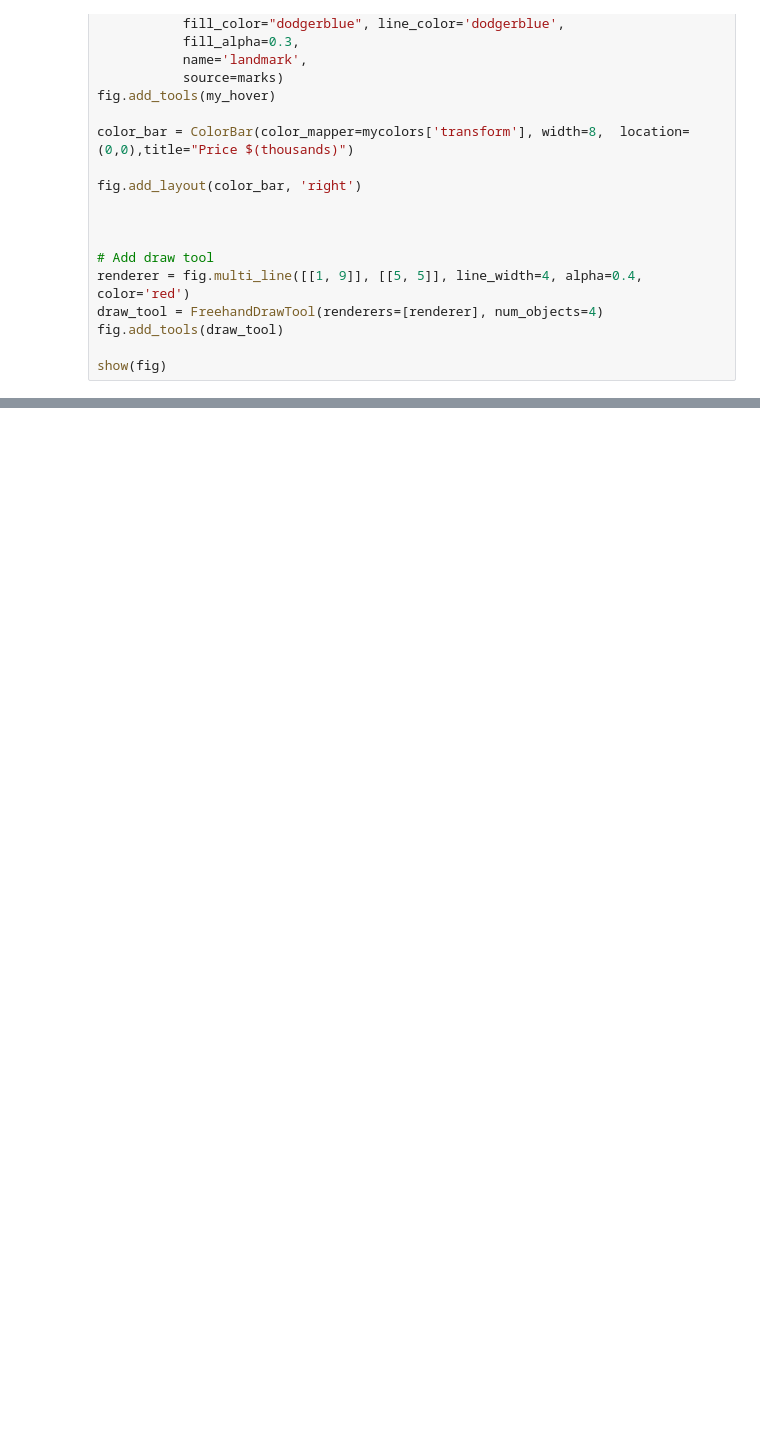
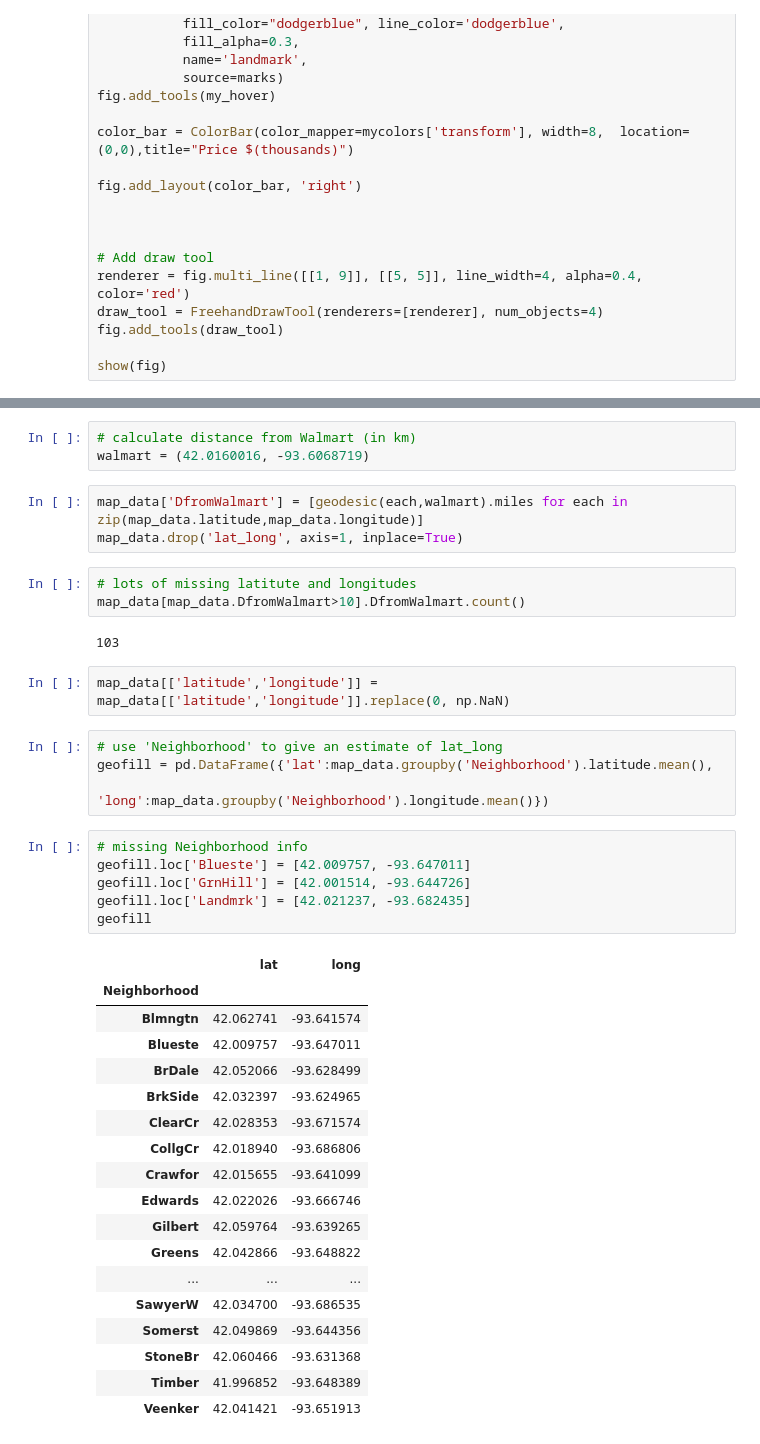
Before and after one commit to dnie44/nycdatascience_ML_project, a Jupyter notebook: daniel/1_Mapping_EDA.ipynb, the cells around one changed output, grey strips where cells are left out. Saved outputs shown, nothing was run; the diff lists cells and outputs as text; blank space fills up the shorter version.

```diff
--- a/daniel/1_Mapping_EDA.ipynb
+++ b/daniel/1_Mapping_EDA.ipynb
@@ -105,0 +122,42 @@ show(fig)
+# %%
+# calculate distance from Walmart (in km)
+walmart = (42.0160016, -93.6068719)
+# %%
+map_data['DfromWalmart'] = [geodesic(each,walmart).miles for each in zip(map_data.latitude,map_data.longitude)]
+map_data.drop('lat_long', axis=1, inplace=True)
+# %%
+# lots of missing latitute and longitudes
+map_data[map_data.DfromWalmart>10].DfromWalmart.count()
+# %% [output]
+103
+# %%
+map_data[['latitude','longitude']] = map_data[['latitude','longitude']].replace(0, np.NaN)
+# %%
+# use 'Neighborhood' to give an estimate of lat_long
+geofill = pd.DataFrame({'lat':map_data.groupby('Neighborhood').latitude.mean(),
+                        'long':map_data.groupby('Neighborhood').longitude.mean()})
+# %%
+# missing Neighborhood info
+geofill.loc['Blueste'] = [42.009757, -93.647011]
+geofill.loc['GrnHill'] = [42.001514, -93.644726]
+geofill.loc['Landmrk'] = [42.021237, -93.682435]
+geofill
+# %% [output]
+|  | lat | long |
+| Neighborhood |  |  |
+| Blmngtn | 42.062741 | -93.641574 |
+| Blueste | 42.009757 | -93.647011 |
+| BrDale | 42.052066 | -93.628499 |
+| BrkSide | 42.032397 | -93.624965 |
+| ClearCr | 42.028353 | -93.671574 |
+| CollgCr | 42.018940 | -93.686806 |
+| Crawfor | 42.015655 | -93.641099 |
+| Edwards | 42.022026 | -93.666746 |
+| Gilbert | 42.059764 | -93.639265 |
+| Greens | 42.042866 | -93.648822 |
+| ... | ... | ... |
+| SawyerW | 42.034700 | -93.686535 |
+| Somerst | 42.049869 | -93.644356 |
+| StoneBr | 42.060466 | -93.631368 |
+| Timber | 41.996852 | -93.648389 |
+| Veenker | 42.041421 | -93.651913 |
```
Also changed, not shown: parts of 14 cells of this notebook, 6 other files.
